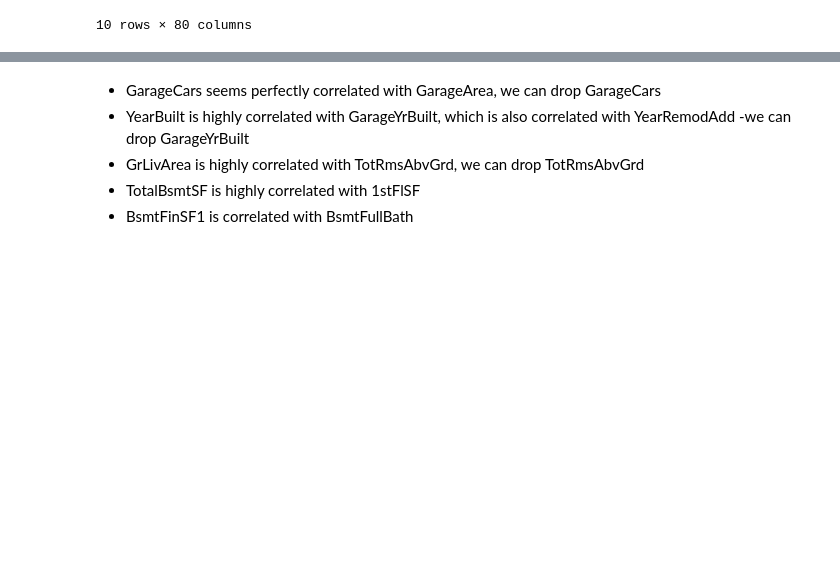
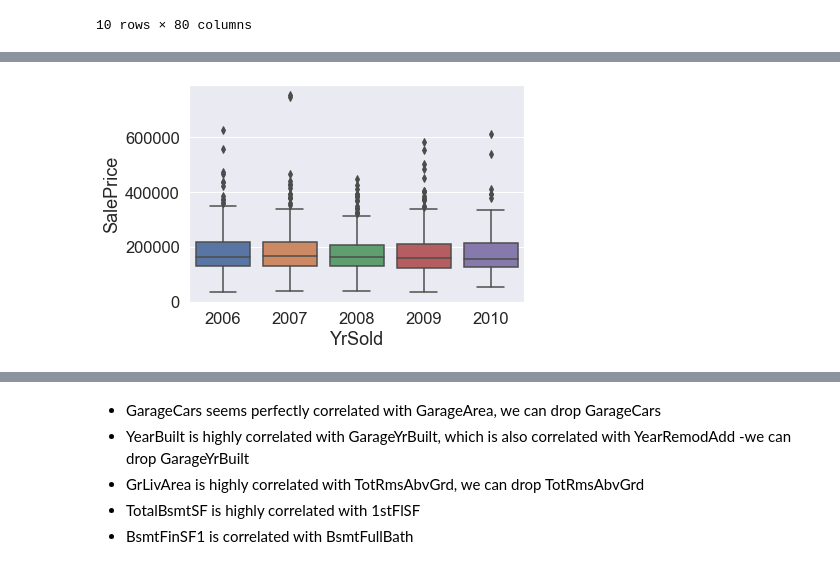
Before and after one commit to emilywang10/ameshousingML, a Jupyter notebook: Ames Housing ML.ipynb, the cells around one changed output, grey strips where cells are left out. Drawn from its saved outputs; the diff is of its cells as text; code cells hidden in the pictures; blank space fills up the shorter version.

```diff
--- a/Ames Housing ML.ipynb
+++ b/Ames Housing ML.ipynb
@@ -30,0 +42,5 @@ train.sample(10)
+# %%
+#Year Sold
+ax = sns.boxplot(x="YrSold", y="SalePrice", data=train)
+# %% [output]
+[figure, added]
```
Also changed, not shown: parts of 31 cells of this notebook.
